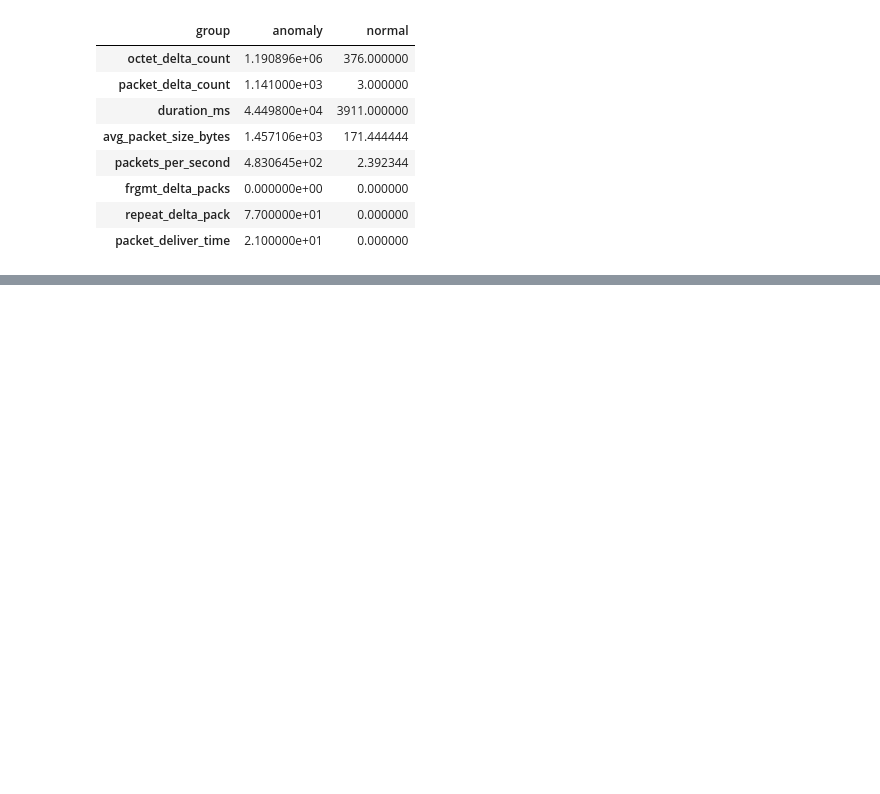
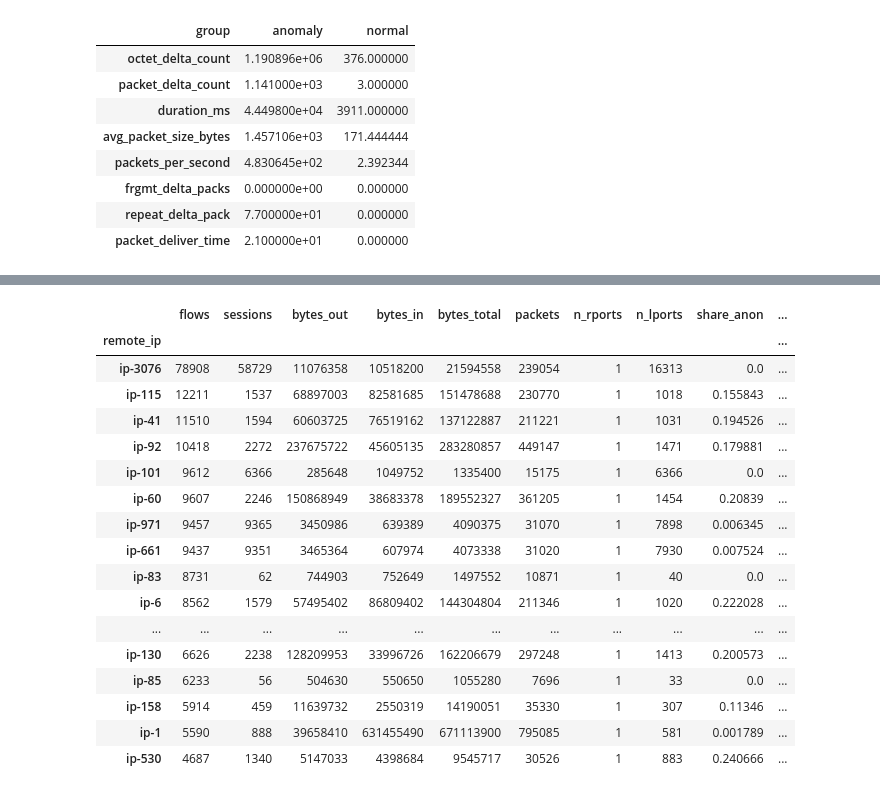
Before and after one commit to artyomshpakovski/nctc_anomaly_detection, a Jupyter notebook: draft.ipynb, the cells around one changed output, grey strips where cells are left out. Saved outputs shown, nothing was run; the diff lists cells and outputs as text; code cells hidden in the pictures; blank space fills up the shorter version.

```diff
--- a/draft.ipynb
+++ b/draft.ipynb
@@ -1075,0 +2386,47 @@ X_scaled:
+# %%
+# Inspect the most active external IP addresses
+
+activity_columns = [
+    "flows",
+    "sessions",
+    "bytes_out",
+    "bytes_in",
+    "bytes_total",
+    "packets",
+    "n_rports",
+    "n_lports",
+    "share_anon",
+    "share_tor",
+    "share_p2p",
+    "upload_ratio",
+    "retrans_rate",
+    "as_name",
+    "main_app_group",
+]
+
+top_active_ips = (
+    ip_profiles_all[activity_columns]
+    .sort_values("flows", ascending=False)
+    .head(20)
+)
+
+display(top_active_ips)
+# %% [output]
+|  | flows | sessions | bytes_out | bytes_in | bytes_total | packets | n_rports | n_lports | share_anon | ... |
+| remote_ip |  |  |  |  |  |  |  |  |  | ... |
+| ip-3076 | 78908 | 58729 | 11076358 | 10518200 | 21594558 | 239054 | 1 | 16313 | 0.0 | ... |
+| ip-115 | 12211 | 1537 | 68897003 | 82581685 | 151478688 | 230770 | 1 | 1018 | 0.155843 | ... |
+| ip-41 | 11510 | 1594 | 60603725 | 76519162 | 137122887 | 211221 | 1 | 1031 | 0.194526 | ... |
+| ip-92 | 10418 | 2272 | 237675722 | 45605135 | 283280857 | 449147 | 1 | 1471 | 0.179881 | ... |
+| ip-101 | 9612 | 6366 | 285648 | 1049752 | 1335400 | 15175 | 1 | 6366 | 0.0 | ... |
+| ip-60 | 9607 | 2246 | 150868949 | 38683378 | 189552327 | 361205 | 1 | 1454 | 0.20839 | ... |
+| ip-971 | 9457 | 9365 | 3450986 | 639389 | 4090375 | 31070 | 1 | 7898 | 0.006345 | ... |
+| ip-661 | 9437 | 9351 | 3465364 | 607974 | 4073338 | 31020 | 1 | 7930 | 0.007524 | ... |
+| ip-83 | 8731 | 62 | 744903 | 752649 | 1497552 | 10871 | 1 | 40 | 0.0 | ... |
+| ip-6 | 8562 | 1579 | 57495402 | 86809402 | 144304804 | 211346 | 1 | 1020 | 0.222028 | ... |
+| ... | ... | ... | ... | ... | ... | ... | ... | ... | ... | ... |
+| ip-130 | 6626 | 2238 | 128209953 | 33996726 | 162206679 | 297248 | 1 | 1413 | 0.200573 | ... |
+| ip-85 | 6233 | 56 | 504630 | 550650 | 1055280 | 7696 | 1 | 33 | 0.0 | ... |
+| ip-158 | 5914 | 459 | 11639732 | 2550319 | 14190051 | 35330 | 1 | 307 | 0.11346 | ... |
+| ip-1 | 5590 | 888 | 39658410 | 631455490 | 671113900 | 795085 | 1 | 581 | 0.001789 | ... |
+| ip-530 | 4687 | 1340 | 5147033 | 4398684 | 9545717 | 30526 | 1 | 883 | 0.240666 | ... |
```
Also changed, not shown: parts of 76 cells of this notebook.
